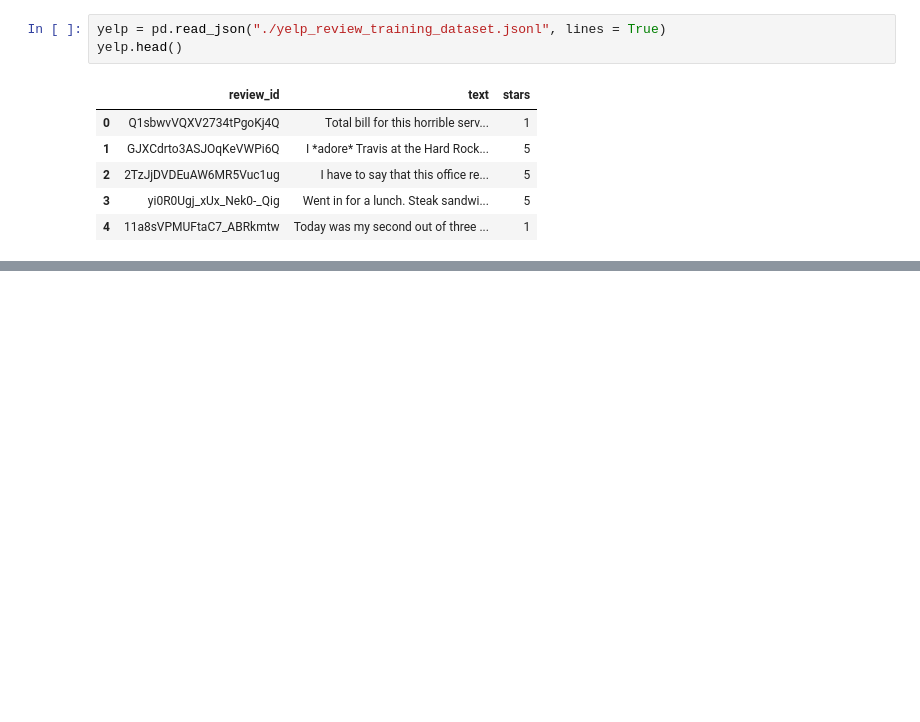
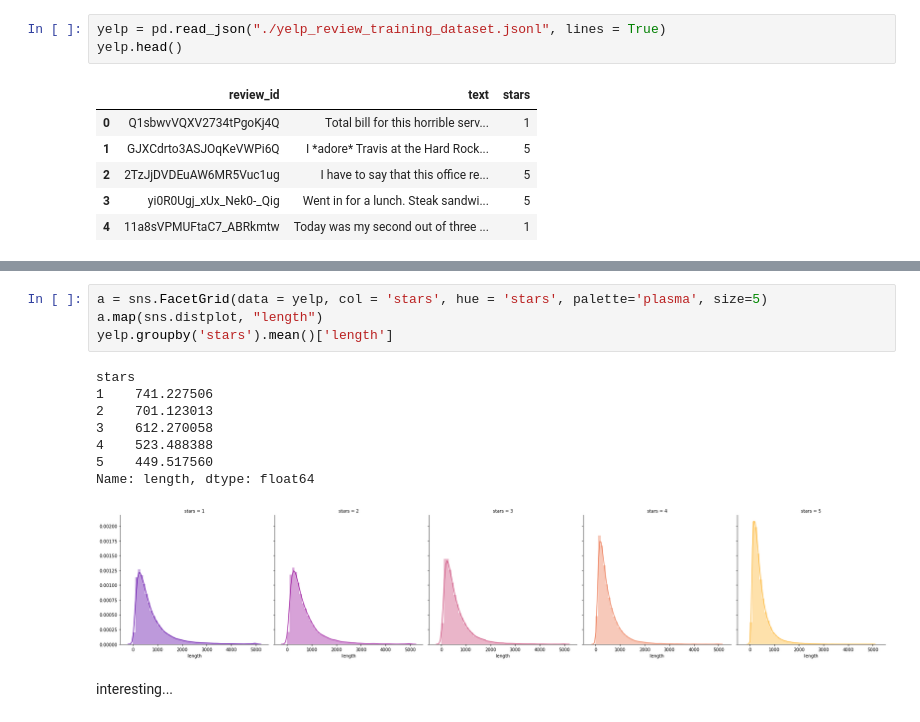
Before and after one commit to tanveed/team-t, a Jupyter notebook: NLP Yelp.ipynb, the cells around one changed output, grey strips where cells are left out. Cells and saved outputs as stored; diff of their text form; blank space fills up the shorter version.

```diff
--- a/NLP Yelp.ipynb
+++ b/NLP Yelp.ipynb
@@ -39,0 +62,15 @@ yelp.head()
+# %%
+a = sns.FacetGrid(data = yelp, col = 'stars', hue = 'stars', palette='plasma', size=5)
+a.map(sns.distplot, "length")
+yelp.groupby('stars').mean()['length']
+# %% [output]
+stars
+1    741.227506
+2    701.123013
+3    612.270058
+4    523.488388
+5    449.517560
+Name: length, dtype: float64
+[figure, added]
+# %% [markdown]
+interesting...
```
Also changed, not shown: parts of 11 cells of this notebook.
